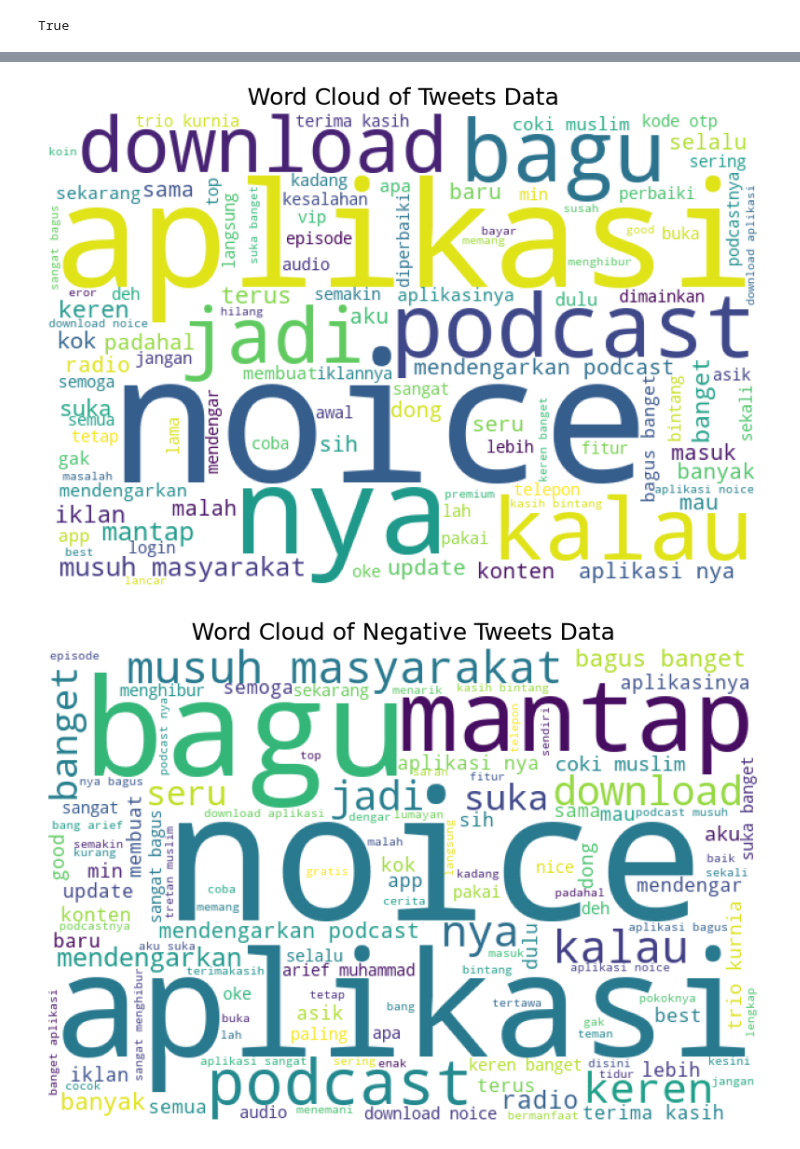
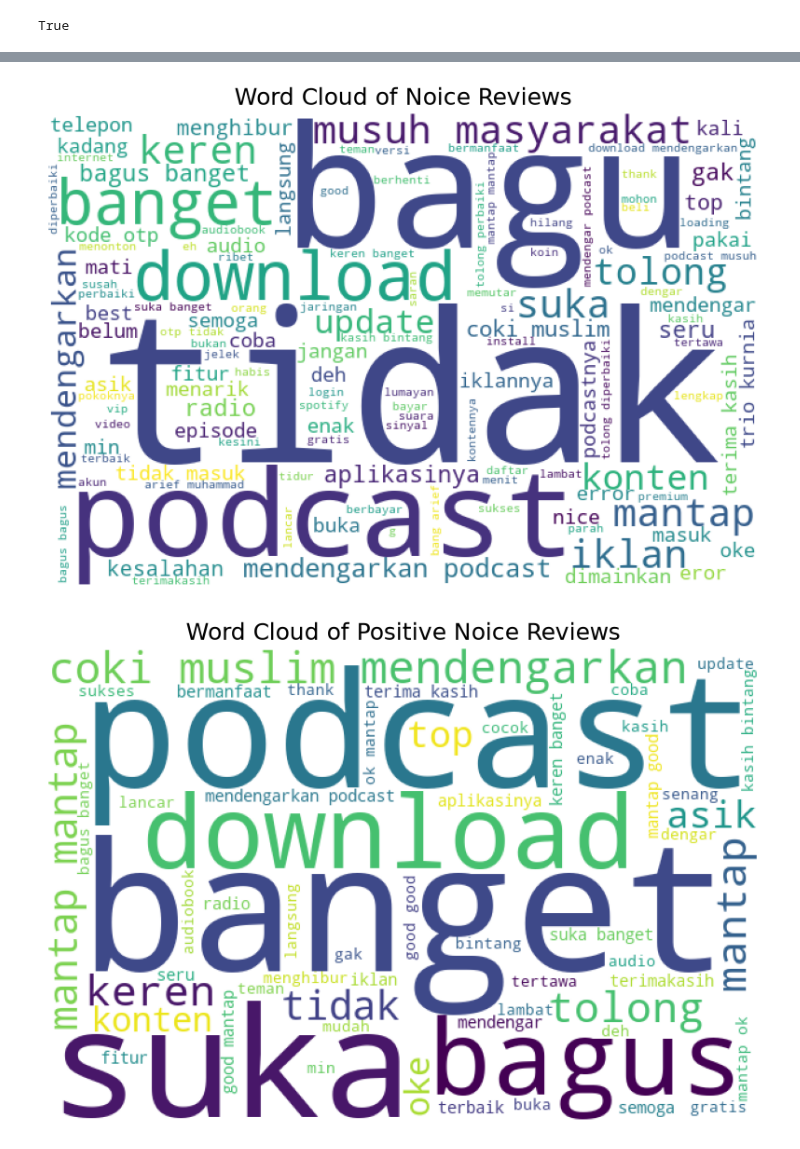
Before and after one commit to hairulanaam/sentiment-analysis-noice-app, a Jupyter notebook: notebook/training.ipynb, the cells around one changed output, grey strips where cells are left out. Drawn from its saved outputs; the diff is of its cells as text; code cells hidden in the pictures.

Commit message:
fix: retrain dataset using lexicon words

```diff
--- a/notebook/training.ipynb
+++ b/notebook/training.ipynb
@@ -54,0 +97,4 @@ memory usage: 1.0 MB
+# %%
+# Hapus kolom yang memiliki banyak nilai yang hilang
+df.drop(['replyContent', 'repliedAt'], axis=1, inplace=True)
+df.info()
@@ -258,15 +326,9 @@ plt.show()
 # %%
+# DataFrame untuk ulasan dengan polaritas positive
 pd.set_option('display.max_colwidth', 3000)
 
-# Membuat DataFrame baru 'positif' yang hanya berisi reviews dengan polaritas positif.
-positif = df_clean[df_clean['sentiment'] == 'positif']
-
-# Memilih hanya kolom-kolom tertentu dari DataFrame 'positif'.
-positif = positif[['text_final', 'sentiment','text_stopword']]
-
-# Mengatur ulang indeks DataFrame agar dimulai dari 0.
-positif = positif.reset_index(drop=True)
-
-# Menambahkan 1 ke semua indeks DataFrame.
-positif.index += 1
+positive = df[df['polarity'] == 'positive']
+positive = positive[['text_final', 'polarity_score', 'polarity','text_stopword']]
+positive = positive.reset_index(drop=True)
+positive.index += 1
 # %%
@@ -300,72 +350,35 @@ netral.index += 1
 # %%
+# Visualisasi Word Cloud dari data ulasan
 list_words = ''
-
-# Iterasi melalui setiap tweet dalam kolom 'text_stopword' dari DataFrame 'df_clean'.
-for tweet in df_clean['text_stopword']:
-    # Iterasi melalui setiap kata dalam tweet.
+for tweet in df['text_stopword']:
     for word in tweet:
-        # Menambahkan kata ke dalam 'list_words'.
         list_words += ' ' + (word)
 
-# Membuat objek WordCloud dengan parameter tertentu.
 wordcloud = WordCloud(width=600, height=400, background_color='white', min_font_size=10).generate(list_words)
-
-# Membuat gambar dan sumbu untuk menampilkan word cloud.
 fig, ax = plt.subplots(figsize=(8, 6))
-
-# Menetapkan judul untuk word cloud.
-ax.set_title('Word Cloud of Tweets Data', fontsize=18)
-
-# Menonaktifkan grid pada sumbu.
+ax.set_title('Word Cloud of Noice Reviews', fontsize=18)
 ax.grid(False)
-
-# Menampilkan word cloud dalam gambar.
 ax.imshow((wordcloud))
-
-# Mengatur layout gambar.
 fig.tight_layout(pad=0)
-
-# Menyembunyikan sumbu.
 ax.axis('off')
-
-# Menampilkan word cloud.
 plt.show()
 # %% [output]
-[figure, old version]
+[figure, new version]
 # %%
-# Membuat string kosong 'list_words' yang akan digunakan untuk mengumpulkan semua kata dari teks yang sudah dibersihkan dalam reviews positif.
+# Visualisasi Word Cloud dari data ulasan positive
 list_words = ''
-
-# Iterasi melalui setiap tweet dalam kolom 'text_stopword' dari DataFrame 'positif'.
-for tweet in positif['text_stopword']:
-    # Iterasi melalui setiap kata dalam tweet.
+for tweet in positive['text_stopword']:
     for word in tweet:
-        # Menambahkan kata ke dalam 'list_words'.
         list_words += ' ' + (word)
 
-# Membuat objek WordCloud dengan parameter tertentu.
 wordcloud = WordCloud(width=600, height=400, background_color='white', min_font_size=10).generate(list_words)
-
-# Membuat gambar dan sumbu untuk menampilkan word cloud.
 fig, ax = plt.subplots(figsize=(8, 6))
-
-# Menetapkan judul untuk word cloud.
-ax.set_title('Word Cloud of Negative Tweets Data', fontsize=18)
-
-# Menonaktifkan grid pada sumbu.
+ax.set_title('Word Cloud of Positive Noice Reviews', fontsize=18)
 ax.grid(False)
-
-# Menampilkan word cloud dalam gambar.
 ax.imshow((wordcloud))
-
-# Mengatur layout gambar.
 fig.tight_layout(pad=0)
-
-# Menyembunyikan sumbu.
 ax.axis('off')
-
-# Menampilkan word cloud.
 plt.show()
 # %% [output]
-[figure, old version]
+[figure, new version]
 # %%
```
Also changed, not shown: parts of 48 cells of this notebook, 3 other files.
